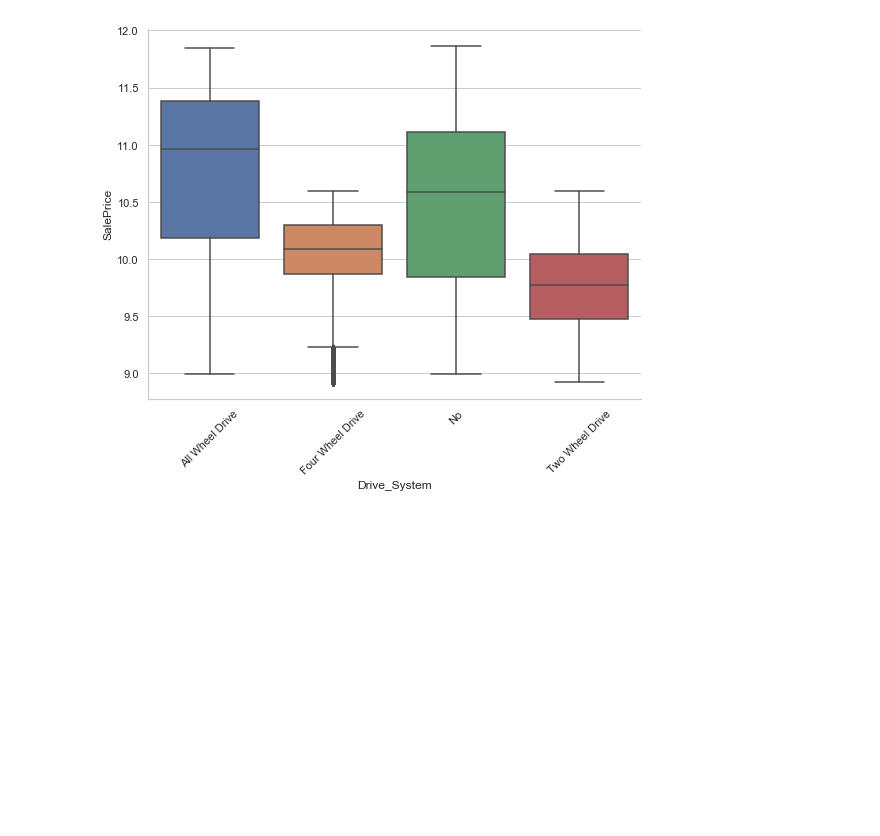
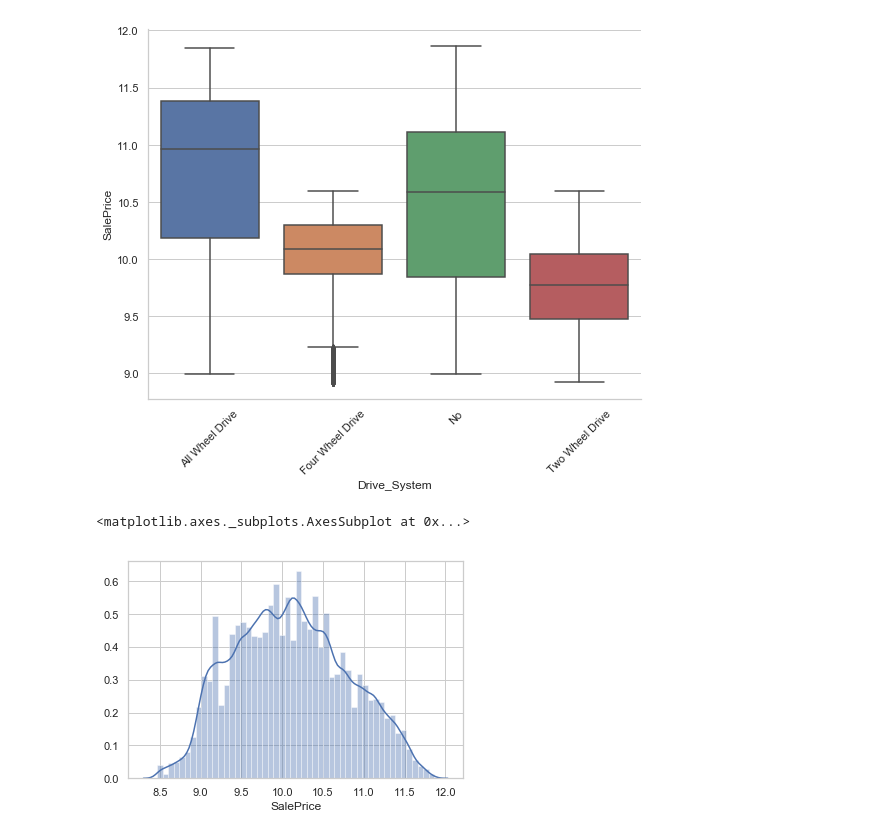
Before and after one commit to samisnotinsane/ML-Notebooks, a Jupyter notebook: visualisation/bulldozers-visualisation.ipynb, the cells around one changed output. Saved outputs shown, nothing was run; the diff lists cells and outputs as text; code cells hidden in the pictures; blank space fills up the shorter version.

Commit message:
Adding figures for visualising bulldozer data

```diff
--- a/visualisation/bulldozers-visualisation.ipynb
+++ b/visualisation/bulldozers-visualisation.ipynb
@@ -78,3 +88,8 @@ g.set_xticklabels(rotation=45)
 # %% [output]
 <seaborn.axisgrid.FacetGrid at 0x...>
 [figure]
+# %%
+sns.distplot(df_raw['SalePrice'], kde=True)
+# %% [output]
+<matplotlib.axes._subplots.AxesSubplot at 0x...>
+[figure, added]
```
Also changed, not shown: parts of 10 cells of this notebook.
